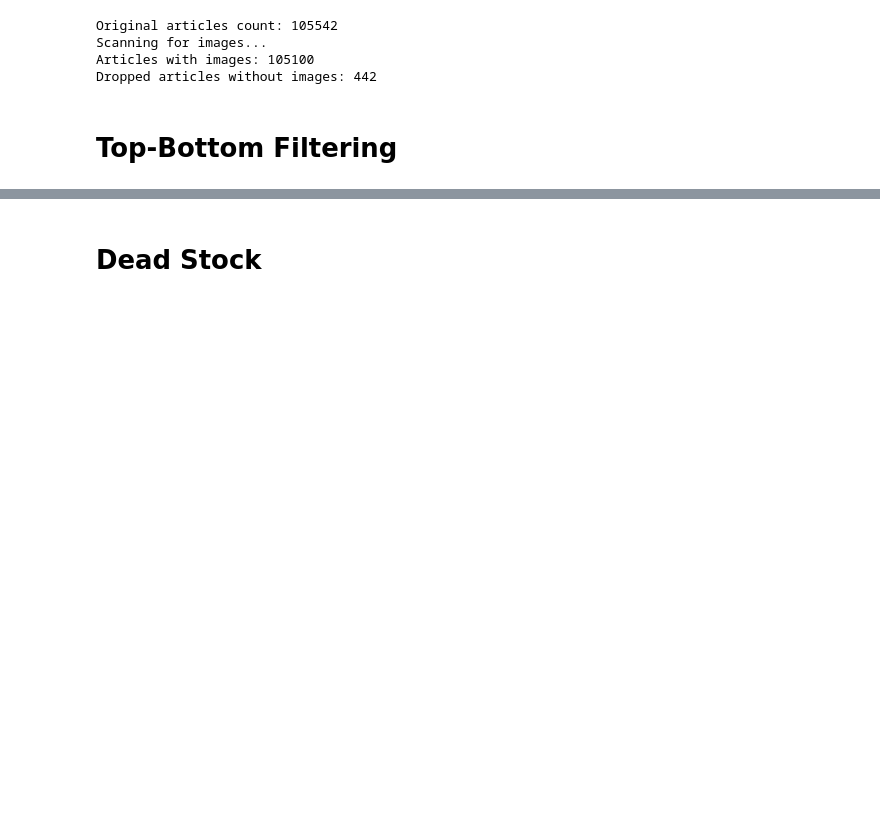
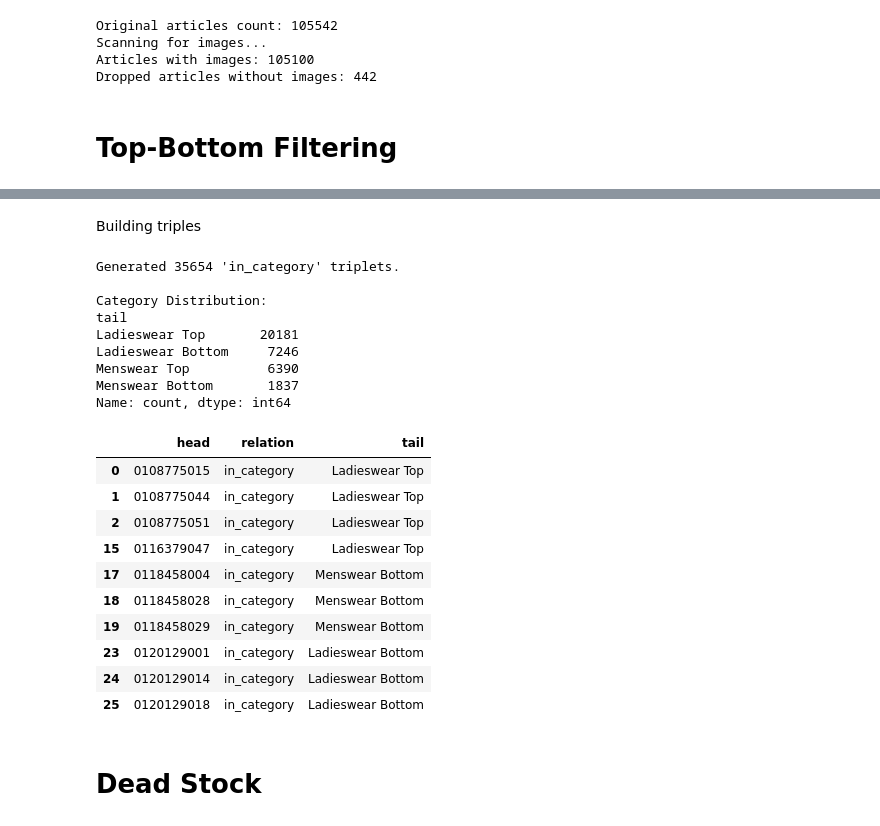
Before and after one commit to victorjongsoon/fashion-recommender, a Jupyter notebook: SystemCode/services/recommender-service/kg/DataProcess.ipynb, the cells around one changed output, grey strips where cells are left out. Cells and saved outputs as stored; diff of their text form; code cells hidden in the pictures; blank space fills up the shorter version.

```diff
--- a/SystemCode/services/recommender-service/kg/DataProcess.ipynb
+++ b/SystemCode/services/recommender-service/kg/DataProcess.ipynb
@@ -201,6 +168,42 @@ Scanning 39222 images for close-ups...
 Original items (with images): 39222
 Final VTON-safe items: 35654
 Trash (Zoomed-in details): 3568
+# %% [markdown]
+Building triples
+# %%
+category_triplets = pd.DataFrame({
+    'head': vton_ready_df['article_id'],
+    'relation' : 'in_category',
+    'tail': vton_ready_df['combined_category']
+})
+
+print(f"\nGenerated {len(category_triplets)} 'in_category' triplets.")
+print("\nCategory Distribution:")
+print(category_triplets['tail'].value_counts())
+
+# Display the clean triplets
+display(category_triplets.head(10))
+# %% [output]
+Generated 35654 'in_category' triplets.
+
+Category Distribution:
+tail
+Ladieswear Top       20181
+Ladieswear Bottom     7246
+Menswear Top          6390
+Menswear Bottom       1837
+Name: count, dtype: int64
+|  | head | relation | tail |
+| 0 | 0108775015 | in_category | Ladieswear Top |
+| 1 | 0108775044 | in_category | Ladieswear Top |
+| 2 | 0108775051 | in_category | Ladieswear Top |
+| 15 | 0116379047 | in_category | Ladieswear Top |
+| 17 | 0118458004 | in_category | Menswear Bottom |
+| 18 | 0118458028 | in_category | Menswear Bottom |
+| 19 | 0118458029 | in_category | Menswear Bottom |
+| 23 | 0120129001 | in_category | Ladieswear Bottom |
+| 24 | 0120129014 | in_category | Ladieswear Bottom |
+| 25 | 0120129018 | in_category | Ladieswear Bottom |
 # %% [markdown]
 # Dead Stock
 # %%
```
Also changed, not shown: parts of 13 cells of this notebook.
